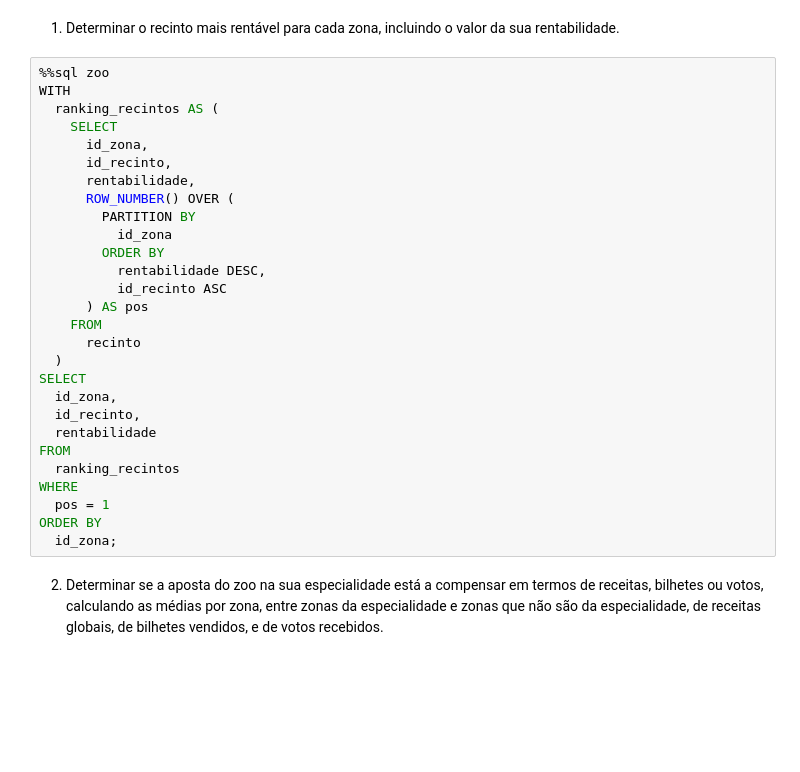
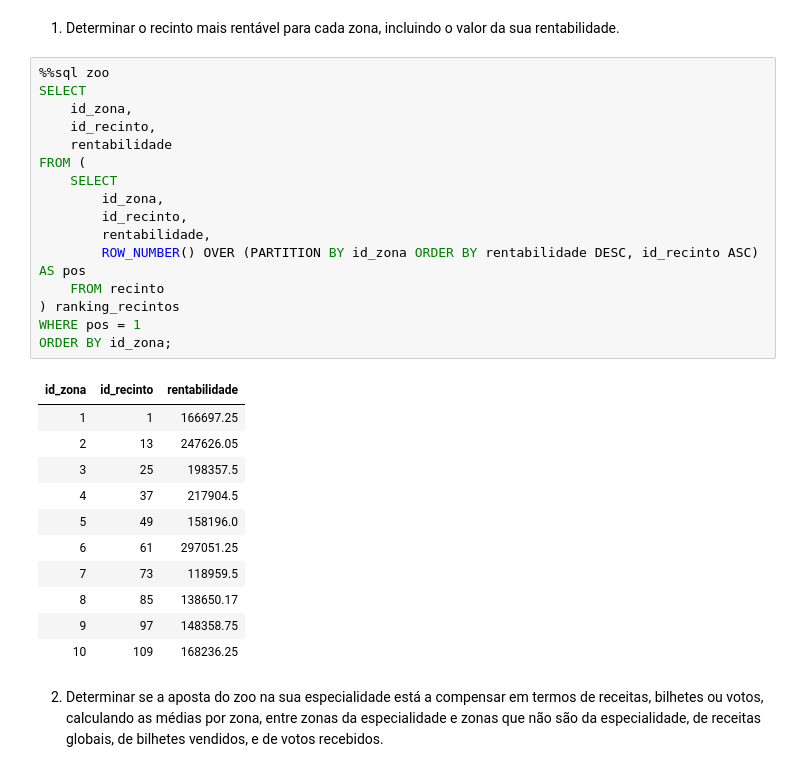
Before and after one commit to Lopes2005/bd-zoo, a Jupyter notebook: entrega-bd-02-46.ipynb, the cells around one changed output. Saved outputs shown, nothing was run; the diff lists cells and outputs as text; blank space fills up the shorter version.

```diff
--- a/entrega-bd-02-46.ipynb
+++ b/entrega-bd-02-46.ipynb
@@ -2318,32 +2492,32 @@ Apresente a consulta SQL mais sucinta para cada um dos seguintes objetivos anal
 1. Determinar o recinto mais rentável para cada zona, incluindo o valor da sua rentabilidade.
 # %%
 %%sql zoo
-WITH
-  ranking_recintos AS (
+SELECT
+    id_zona,
+    id_recinto,
+    rentabilidade
+FROM (
     SELECT
-      id_zona,
-      id_recinto,
-      rentabilidade,
-      ROW_NUMBER() OVER (
-        PARTITION BY
-          id_zona
-        ORDER BY
-          rentabilidade DESC,
-          id_recinto ASC
-      ) AS pos
-    FROM
-      recinto
-  )
-SELECT
-  id_zona,
-  id_recinto,
-  rentabilidade
-FROM
-  ranking_recintos
-WHERE
-  pos = 1
-ORDER BY
-  id_zona;
+        id_zona,
+        id_recinto,
+        rentabilidade,
+        ROW_NUMBER() OVER (PARTITION BY id_zona ORDER BY rentabilidade DESC, id_recinto ASC) AS pos
+    FROM recinto
+) ranking_recintos
+WHERE pos = 1
+ORDER BY id_zona;
+# %% [output]
+| id_zona | id_recinto | rentabilidade |
+| 1 | 1 | 166697.25 |
+| 2 | 13 | 247626.05 |
+| 3 | 25 | 198357.5 |
+| 4 | 37 | 217904.5 |
+| 5 | 49 | 158196.0 |
+| 6 | 61 | 297051.25 |
+| 7 | 73 | 118959.5 |
+| 8 | 85 | 138650.17 |
+| 9 | 97 | 148358.75 |
+| 10 | 109 | 168236.25 |
 # %% [markdown]
 2. Determinar se a aposta do zoo na sua especialidade está a compensar em termos de receitas, bilhetes ou votos, calculando as médias por zona, entre zonas da especialidade e zonas que não são da especialidade, de receitas globais, de bilhetes vendidos, e de votos recebidos.
 # %%
```
Also changed, not shown: parts of 18 cells of this notebook, 2 other files.
